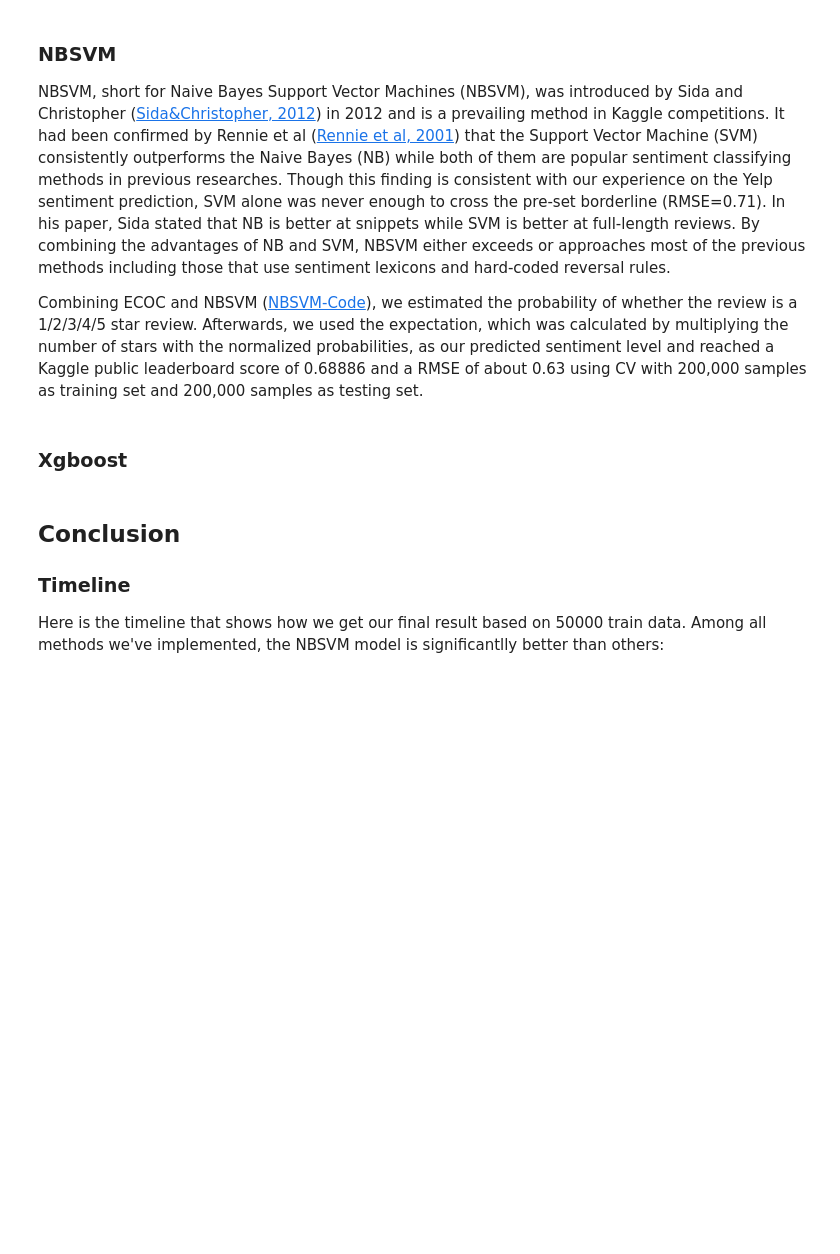
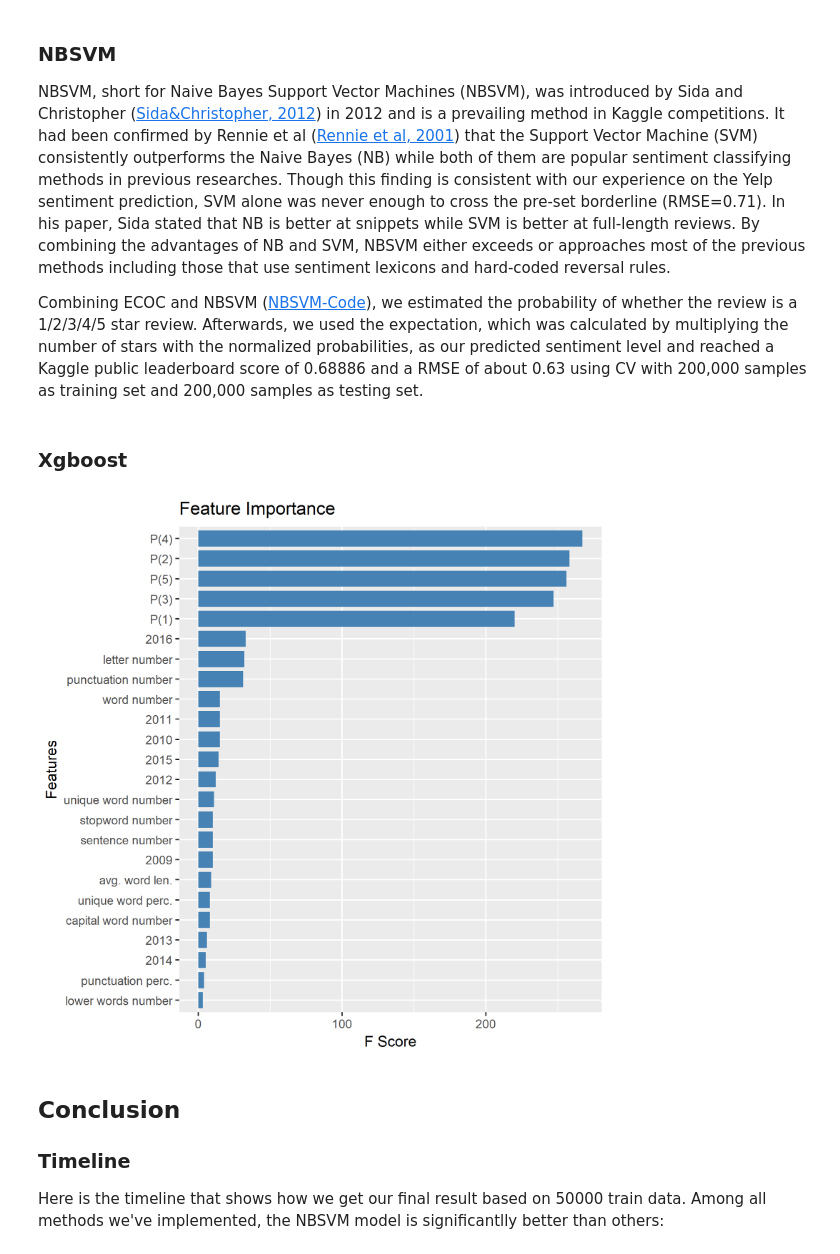
Before and after one commit to chilli0i0/628Groupwork2-1, a Jupyter notebook: Jupyter/Group 6 Module 2_ Draft Version.ipynb, the cells around one changed output. Cells and saved outputs as stored; diff of their text form; code cells hidden in the pictures; blank space fills up the shorter version.

```diff
--- a/Jupyter/Group 6 Module 2_ Draft Version.ipynb
+++ b/Jupyter/Group 6 Module 2_ Draft Version.ipynb
@@ -69,6 +81,10 @@ NBSVM, short for Naive Bayes Support Vector Machines (NBSVM), was introduced by
 Combining ECOC and NBSVM ([NBSVM-Code](#Code)), we estimated the probability of whether the review is a 1/2/3/4/5 star review. Afterwards, we used the expectation, which was calculated by multiplying the number of stars with the normalized probabilities, as our predicted sentiment level and reached a Kaggle public leaderboard score of 0.68886 and a RMSE of about 0.63 using CV with 200,000 samples as training set and 200,000 samples as testing set.
 # %% [markdown]
 ### Xgboost
+# %%
+Image("../Plots/feature importance.png",width=800, height=400)
+# %% [output]
+[figure, added]
 # %% [markdown]
 ## Conclusion
 ### Timeline
```
Also changed, not shown: parts of 8 cells of this notebook.
